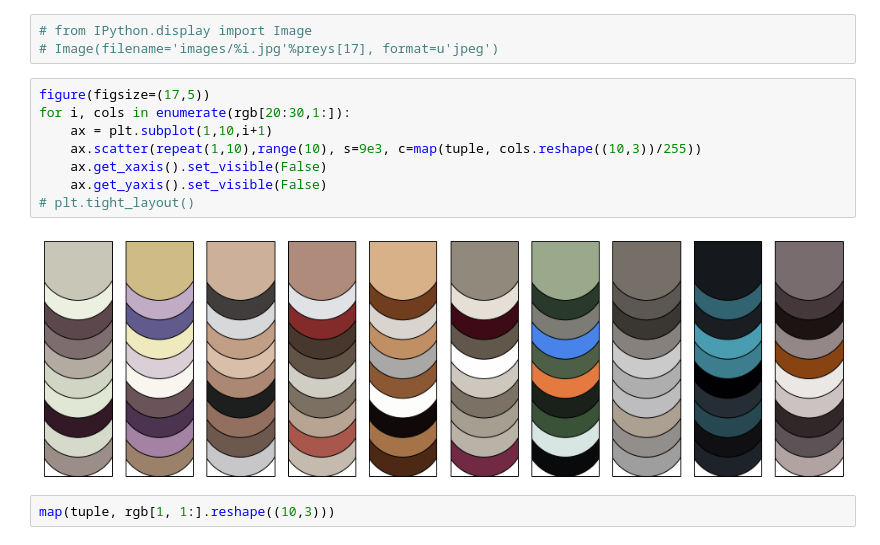
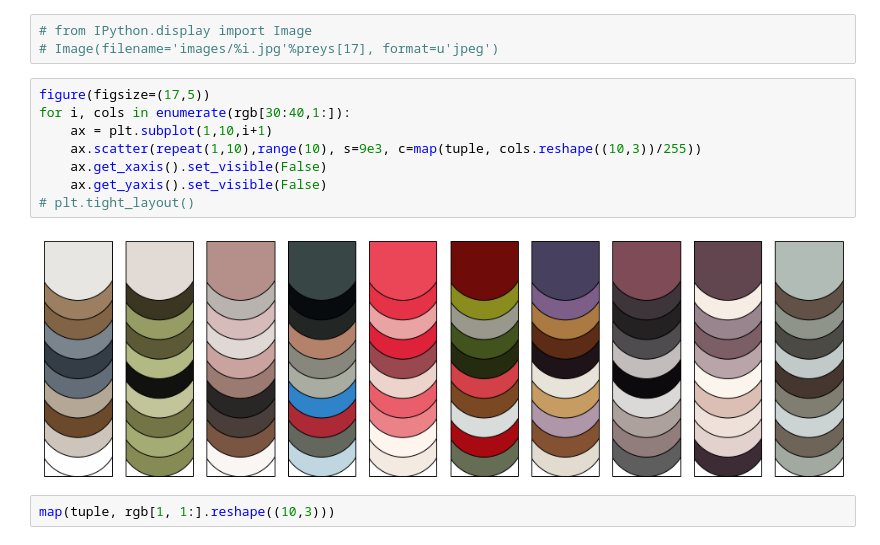
Before and after one commit to nanumyan/iCH-predictor, a Jupyter notebook: data_analysis/check_colors.ipynb, the cells around one changed output. Cells and saved outputs as stored; diff of their text form.

```diff
--- a/data_analysis/check_colors.ipynb
+++ b/data_analysis/check_colors.ipynb
@@ -32,14 +32,14 @@ print s
 # Image(filename='images/%i.jpg'%preys[17], format=u'jpeg')
 # %%
 figure(figsize=(17,5))
-for i, cols in enumerate(rgb[20:30,1:]):
+for i, cols in enumerate(rgb[30:40,1:]):
     ax = plt.subplot(1,10,i+1)
     ax.scatter(repeat(1,10),range(10), s=9e3, c=map(tuple, cols.reshape((10,3))/255))
     ax.get_xaxis().set_visible(False)
     ax.get_yaxis().set_visible(False)
 # plt.tight_layout()
 # %% [output]
-[figure, old version]
+[figure, new version]
 # %%
 map(tuple, rgb[1, 1:].reshape((10,3)))
 # %% [output]
```
Also changed, not shown: 2 other files.
